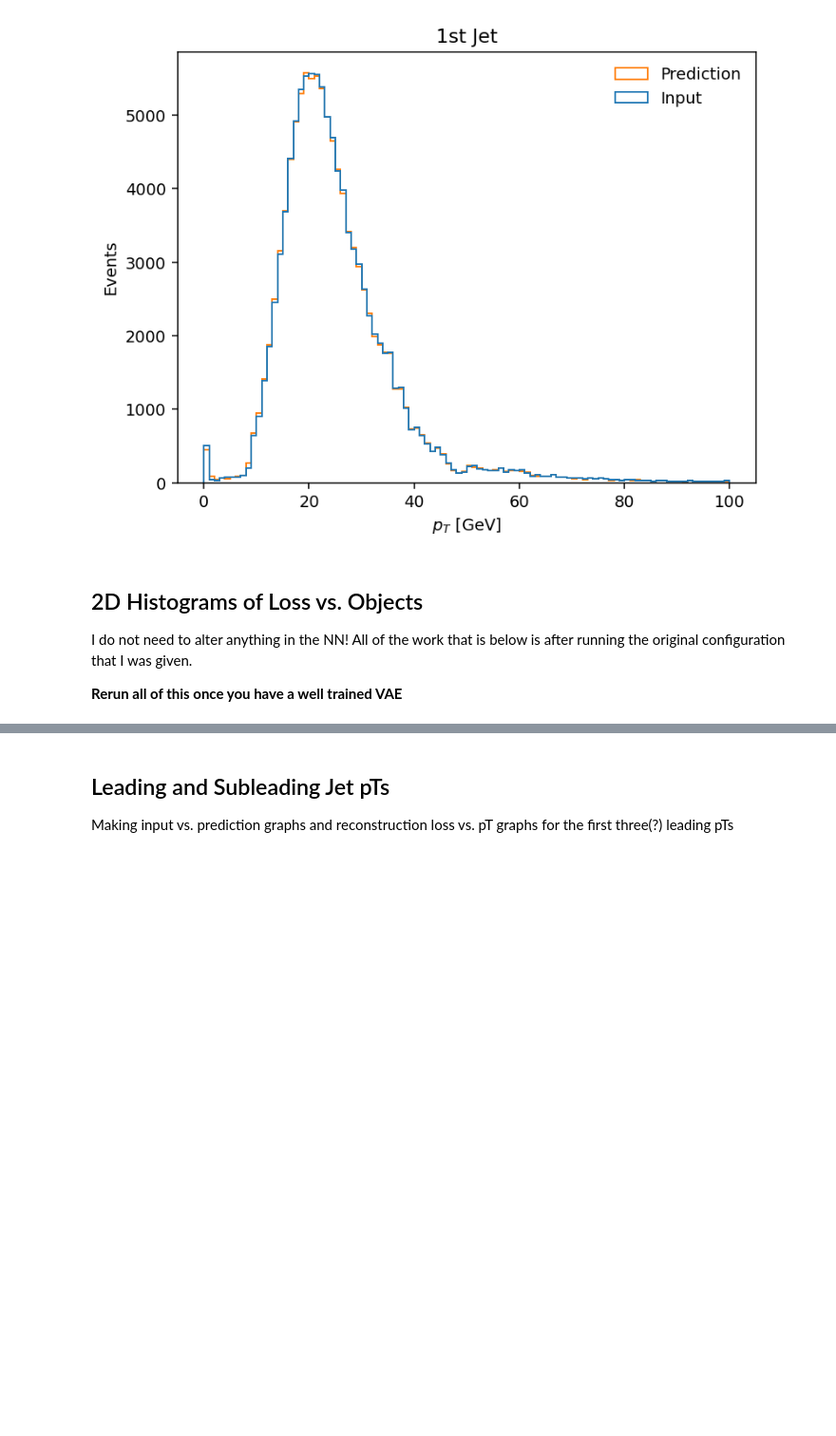
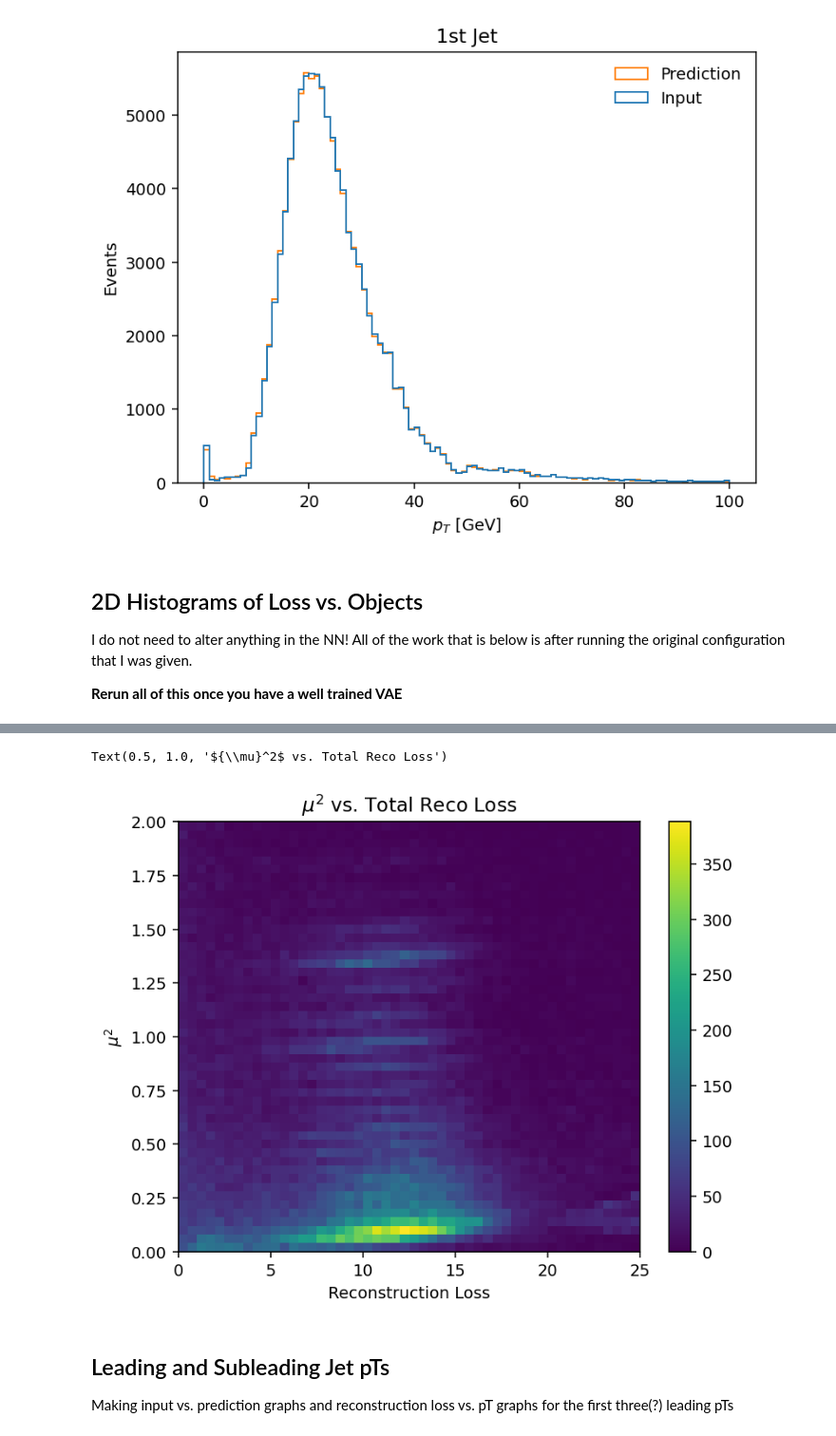
Before and after one commit to AdaCollins01/completed_axol1tl_practice, a Jupyter notebook: 3_training_a_VAE.ipynb, the cells around one changed output, grey strips where cells are left out. Shown at 95% size. Saved outputs shown, nothing was run; the diff lists cells and outputs as text; code cells hidden in the pictures; blank space fills up the shorter version.

```diff
--- a/3_training_a_VAE.ipynb
+++ b/3_training_a_VAE.ipynb
@@ -1177,3 +1169,21 @@ plt.colorbar()
+# %%
+# Maybe the issue is that we're only looking at reco_loss_pt?
+reco_loss_tot = []
+for i in range(decoded_data.shape[0]):
+    pred = decoded_data[i, 1:3, 0] # Takes one column from each pt, eta, and phi --> this VAE is only good for pt, so does this help?
+    real = data_valid_reshaped[i, 1:3, 0]
+    mse = np.mean((real - pred)**2) #
+    reco_loss_tot.append(mse)
+
+mu_2 = (z_mean[:,0])**2
+plt.hist2d(mu_2,reco_loss_tot, bins=50, range=([0,25],[0,2]))
+plt.ylabel(r"${\mu}^2$")
+plt.xlabel("Reconstruction Loss")
+plt.colorbar()
+plt.title(r"${\mu}^2$ vs. Total Reco Loss")
+# %% [output]
+Text(0.5, 1.0, '${\\mu}^2$ vs. Total Reco Loss')
+[figure, added]
 # %% [markdown]
 ## Leading and Subleading Jet pTs
 Making input vs. prediction graphs and reconstruction loss vs. pT graphs for the first three(?) leading pTs
```
Also changed, not shown: parts of 18 cells of this notebook.
